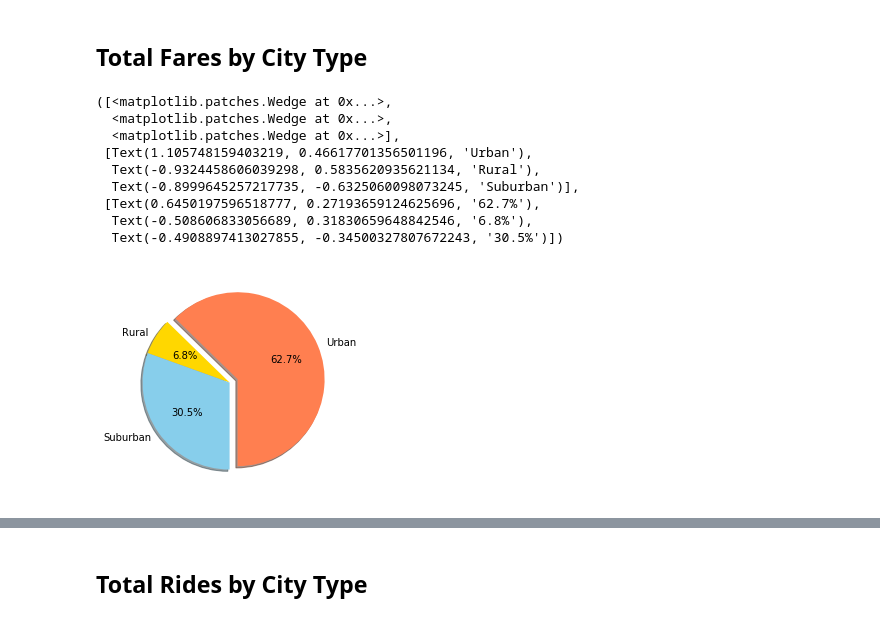
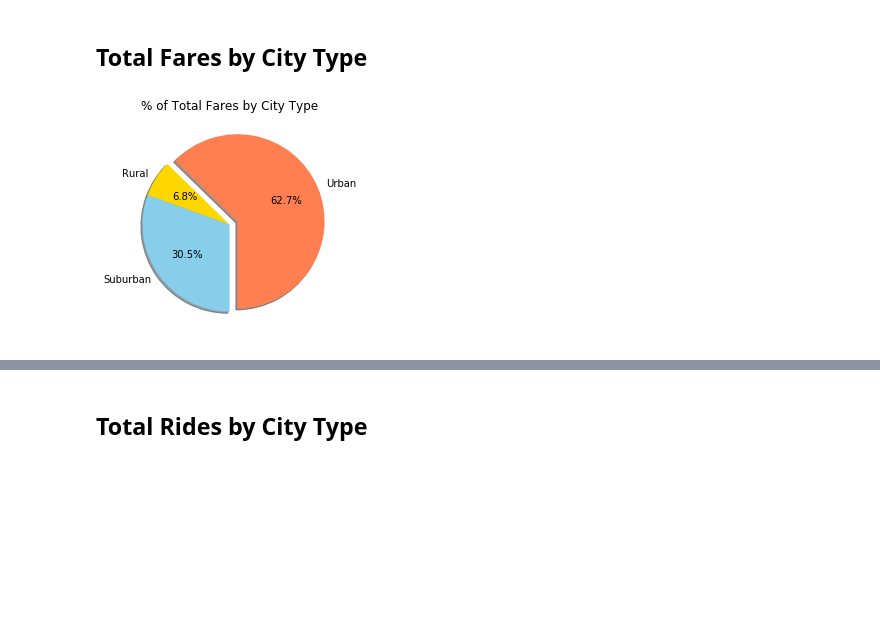
Before and after one commit to dhr321/matplotlib, a Jupyter notebook: pyber_dhr.ipynb, the cells around one changed output, grey strips where cells are left out. Saved outputs shown, nothing was run; the diff lists cells and outputs as text; code cells hidden in the pictures; blank space fills up the shorter version.

```diff
--- a/pyber_dhr.ipynb
+++ b/pyber_dhr.ipynb
@@ -148,49 +152,33 @@ plt.show()
 # %% [markdown]
 ## Total Fares by City Type
 # %%
-# Pie Chart Model:
-    # Labels for the sections of our pie chart
-    # labels = ["Humans", "Smurfs", "Hobbits", "Ninjas"]
+# Calculate Type Percents
+# Reuse the dataframes I created for the scatter plot.
 
-    # The values of each section of the pie chart
-    # sizes = [220, 95, 80, 100]
-
-    # The colors of each section of the pie chart
-    # colors = ["red", "orange", "lightcoral", "lightskyblue"]
-
-    # Tells matplotlib to seperate the "Python" section from the others
-    # explode = (0.1, 0, 0, 0)
-    # Creates the pie chart based upon the values above
-    # Automatically finds the percentages of each part of the pie chart
-    # plt.pie(sizes, explode=explode, labels=labels, colors=colors,
-    #         autopct="%1.1f%%", shadow=True, startangle=140)
-
-# Calculate Type Percents
+# Sum the fares for each city type and get total sum of fares.
 urbanFares = urban_df['fare_sum'].sum()
 suburbanFares = suburban_df['fare_sum'].sum()
 ruralFares = rural_df['fare_sum'].sum()
 totalFares = urbanFares + suburbanFares + ruralFares
 totalFares
 
+# Calculate fare percentages to use in the pie chart.
 urbanPct = round(urbanFares / totalFares * 100, 1)
 suburbanPct = round(suburbanFares / totalFares * 100, 1)
 ruralPct = round(ruralFares / totalFares * 100, 1)
 
+# Assign pie chart attributes to variables.
 labels = ['Urban', 'Rural', 'Suburban']
 percentages = [urbanPct, ruralPct, suburbanPct]
 colors = ['coral', 'gold', 'skyblue']
 explode = (0.1, 0, 0)
 
+# Plot the pie chart.
 plt.pie(percentages, explode=explode, labels=labels, colors=colors,
         autopct="%1.1f%%", shadow=True, startangle=270)
+plt.title("% of Total Fares by City Type")
+
+# Save figure and display it here.
+plt.savefig('pyberPieFares.png', bbox_inches='tight')
 # %% [output]
-([<matplotlib.patches.Wedge at 0x...>,
-  <matplotlib.patches.Wedge at 0x...>,
-  <matplotlib.patches.Wedge at 0x...>],
- [Text(1.105748159403219, 0.46617701356501196, 'Urban'),
-  Text(-0.9324458606039298, 0.5835620935621134, 'Rural'),
-  Text(-0.8999645257217735, -0.6325060098073245, 'Suburban')],
- [Text(0.6450197596518777, 0.27193659124625696, '62.7%'),
-  Text(-0.508606833056689, 0.31830659648842546, '6.8%'),
-  Text(-0.4908897413027855, -0.34500327807672243, '30.5%')])
-[figure, old version]
+[figure, new version]
```
Also changed, not shown: parts of 11 cells of this notebook, 3 other files.
